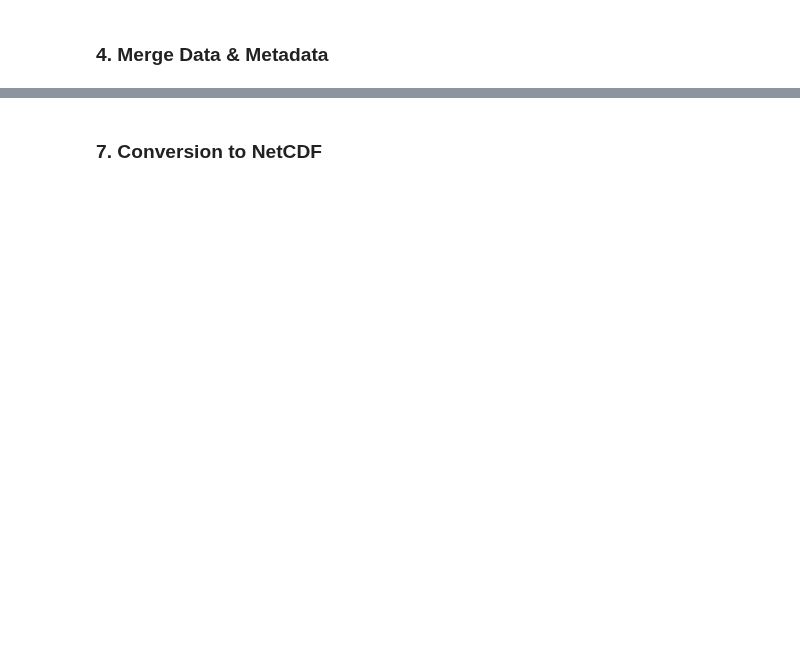
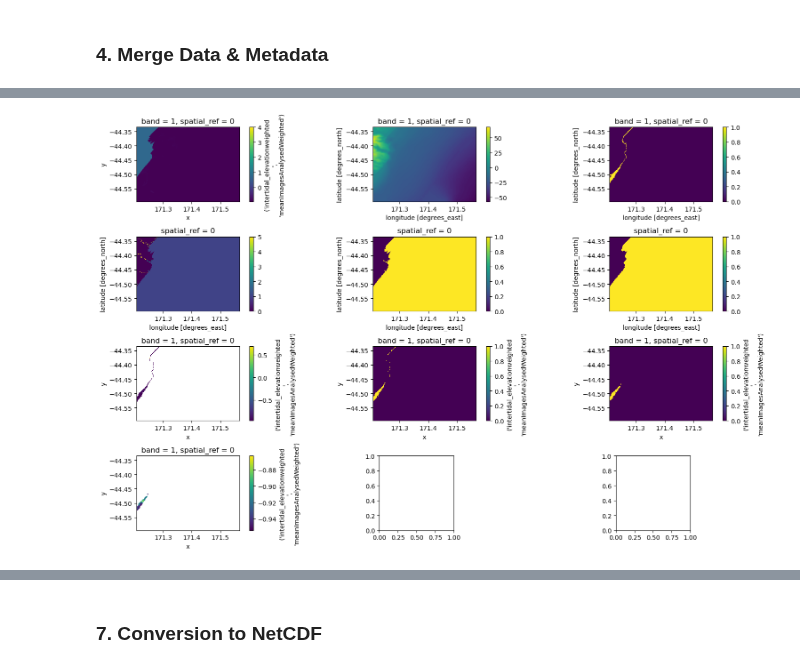
Before and after one commit to openearth/eo-bathymetry, a Jupyter notebook: notebooks/cmems-bathymetry/03_post_processing_proxies.ipynb, the cells around one changed output, grey strips where cells are left out. Drawn from its saved outputs; the diff is of its cells as text; code cells hidden in the pictures; blank space fills up the shorter version.

Commit message:
Reporting, Validation and Global coverage

```diff
--- a/notebooks/cmems-bathymetry/03_post_processing_proxies.ipynb
+++ b/notebooks/cmems-bathymetry/03_post_processing_proxies.ipynb
@@ -52,8 +52,7 @@ Acknowledgements & code references:
 ### 2. Settings
 # %%
 # Settings
-project_name = 'AOI_WestEurope_v2'      # Name of the project AoI, or one in the folder
-mode = 'intertidal_improved_100m_upscaled_v4'  # Specify mode, either 'intertidal' or 'subtidal'
+mode = 'intertidal_improved_100m_global'   # Specify mode, either 'intertidal' or 'subtidal'
 start_date = '2021-01-01'                  # Start date of the composites
 stop_date = '2022-01-01'                   # End date of the composites
 compo_int = 12                             # Composite interval [months]
@@ -76,10 +75,12 @@ dir_path_output = os.path.join(dir_path_base, '01_intertidal', '02_data', '05_ca
 file_path_mask = os.path.join(dir_path_base, '00_miscellaneous', 'Feasibility_maps', '2024', 'gebco_2024_latminus2_merge_result.parquet')                     # Mask file
 file_path_mask_ed = os.path.join(dir_path_base, '00_miscellaneous', 'Feasibility_maps', '2024', 'gebco_2024_latminus2_merge_result_erosion_dilation.parquet') # Mask (erosion/dilation) file
 file_path_tiles = os.path.join(dir_path_base, '00_miscellaneous', 'AOI_polygons_world', f'df_boxes_world_Z{zoom_level}_filtered.parquet')                     # Tiles file
-file_path_credentials = os.path.join(dir_path_base, '00_miscellaneous', 'KEYS', 'bathymetry-543b622ddce7.json')                                               # Cloud Storage credentials file
+file_path_osm_water = os.path.join(dir_path_base, '01_intertidal', '02_data', '00_osm_files', 'geometries', 'osm_water_metadata.parquet')                     # OSM water metadata file
+file_path_gebco = os.path.join(dir_path_base, '01_intertidal', '02_data', '03_gebco_files', 'gebco_2024.tif')                                                 # GEBCO merged file
+file_path_credentials = os.path.join(dir_path_base, '00_miscellaneous', 'KEYS', 'cmems-sdb-11209821-002-d08744ac2a69.json')                                   # Cloud Storage credentials file
 
 # Google Cloud Bucket
-bucket = 'cmems-sdb'
+bucket = 'cmems-isdb'
 
 # Load Google credentials
 if not file_path_credentials == '':
@@ -213,0 +251,7 @@ Number of csv files: 206
+# %%
+# Read geometries
+gdf_mask = gpd.read_parquet(file_path_mask)
+gdf_mask_ed = gpd.read_parquet(file_path_mask_ed)
+gdf_tiles = gpd.read_parquet(file_path_tiles)
+gdf_osm_water = gpd.read_parquet(file_path_osm_water)
+da_gebco = rxr.open_rasterio(file_path_gebco)
@@ -213,0 +383,18 @@ Number of csv files: 206
+# %%
+fig, axs = plt.subplots(4, 3, figsize=(16, 10))
+axs = axs.flatten()
+da_clipped.isel(band=0).plot.imshow(ax=axs[0], center=False, vmin=da_clipped.min(), vmax=da_clipped.max())
+da_gebco_clipped.isel(band=0).plot.imshow(ax=axs[1], center=False)
+da_gebco_mask.plot.imshow(ax=axs[2])
+da_osm_water.plot.imshow(ax=axs[3], center=False)
+da_osm_mask.plot.imshow(ax=axs[4])
+da_osm_mask_ed.plot.imshow(ax=axs[5])
+da_masked_gebcosm.isel(band=0).plot.imshow(ax=axs[6], center=False)
+da_mask_perc.plot.imshow(ax=axs[7], center=False)
+da_mask_perc_ed.plot.imshow(ax=axs[8])
+da_masked_perc.isel(band=0).plot.imshow(ax=axs[9], center=False)
+for ax in axs:
+    ax.set_aspect('equal')
+fig.tight_layout()
+# %% [output]
+[figure, added]
```
Also changed, not shown: parts of 16 cells of this notebook, 5 other files.
